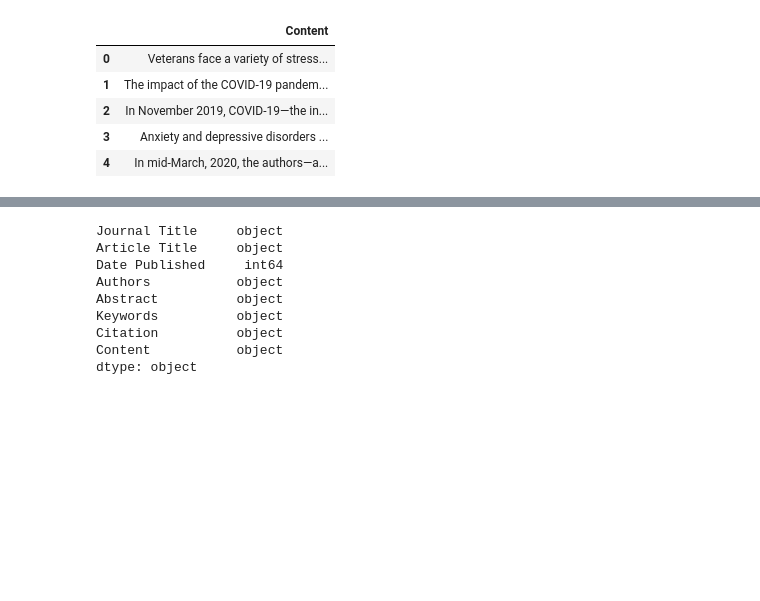
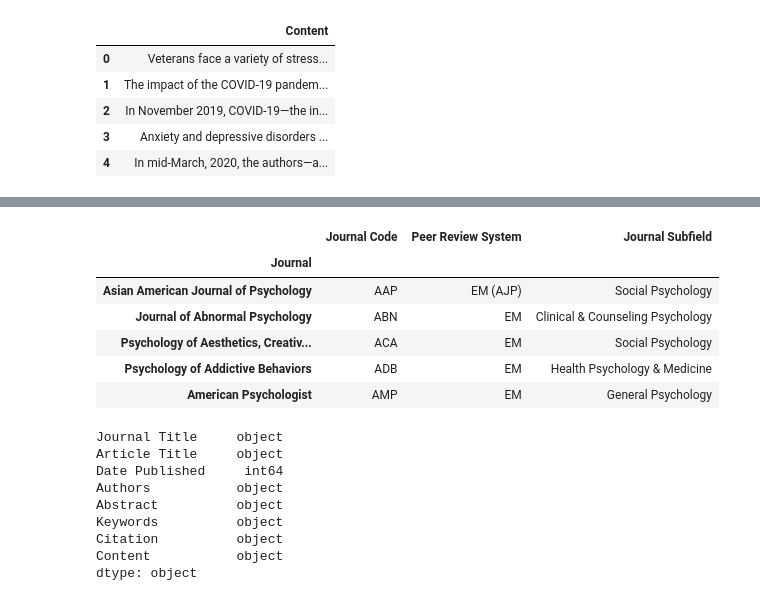
Before and after one commit to VintageGold/Text_Summarization, a Jupyter notebook: Wrangling.ipynb, the cells around one changed output, grey strips where cells are left out. Drawn from its saved outputs; the diff is of its cells as text; code cells hidden in the pictures; blank space fills up the shorter version.

```diff
--- a/Wrangling.ipynb
+++ b/Wrangling.ipynb
@@ -80,6 +80,19 @@ df_metadata.head()
 | 2 | Psychology, Public Policy, and Law | Forensic E-Mental Health: Review,... | 2021 | Lauren E. Kois; Jennifer Cox; Ash... | Forensic e-mental health is an ar... | KEYWORDS:\n\nforensic e-mental he... | Kois, L. E., Cox, J., & Peck, A. ... | In November 2019, COVID-19—the in... |
 | 3 | Training and Education in Profess... | Moving Toward a New Era of Teleps... | 2021 | Allison L. Baier; Sarah Danzo | Many university training clinics ... | KEYWORDS:\n\neducation and traini... | Baier, A. L., & Danzo, S. (2021).... | Anxiety and depressive disorders ... |
 | 4 | Practice Innovations | Navigating Changes in the Physica... | 2021 | Liat Shklarski; Allison Abrams; E... | The emergence of the Covid-19 pan... | KEYWORDS:\n\nremote psychotherapy... | Shklarski, L., Abrams, A., & Baks... | In mid-March, 2020, the authors—a... |
+# %%
+JournalCrosswalk = pd.read_excel('./Data/raw/JournalTitles.xlsx')
+JournalCrosswalk.set_index('Journal', inplace=True)
+# %%
+JournalCrosswalk.head()
+# %% [output]
+|  | Journal Code | Peer Review System | Journal Subfield |
+| Journal |  |  |  |
+| Asian American Journal of Psychology | AAP | EM (AJP) | Social Psychology |
+| Journal of Abnormal Psychology | ABN | EM | Clinical & Counseling Psychology |
+| Psychology of Aesthetics, Creativ... | ACA | EM | Social Psychology |
+| Psychology of Addictive Behaviors | ADB | EM | Health Psychology & Medicine |
+| American Psychologist | AMP | EM | General Psychology |
 # %%
 df_metadata.dtypes
 # %% [output]
```
Also changed, not shown: parts of 9 cells of this notebook.
